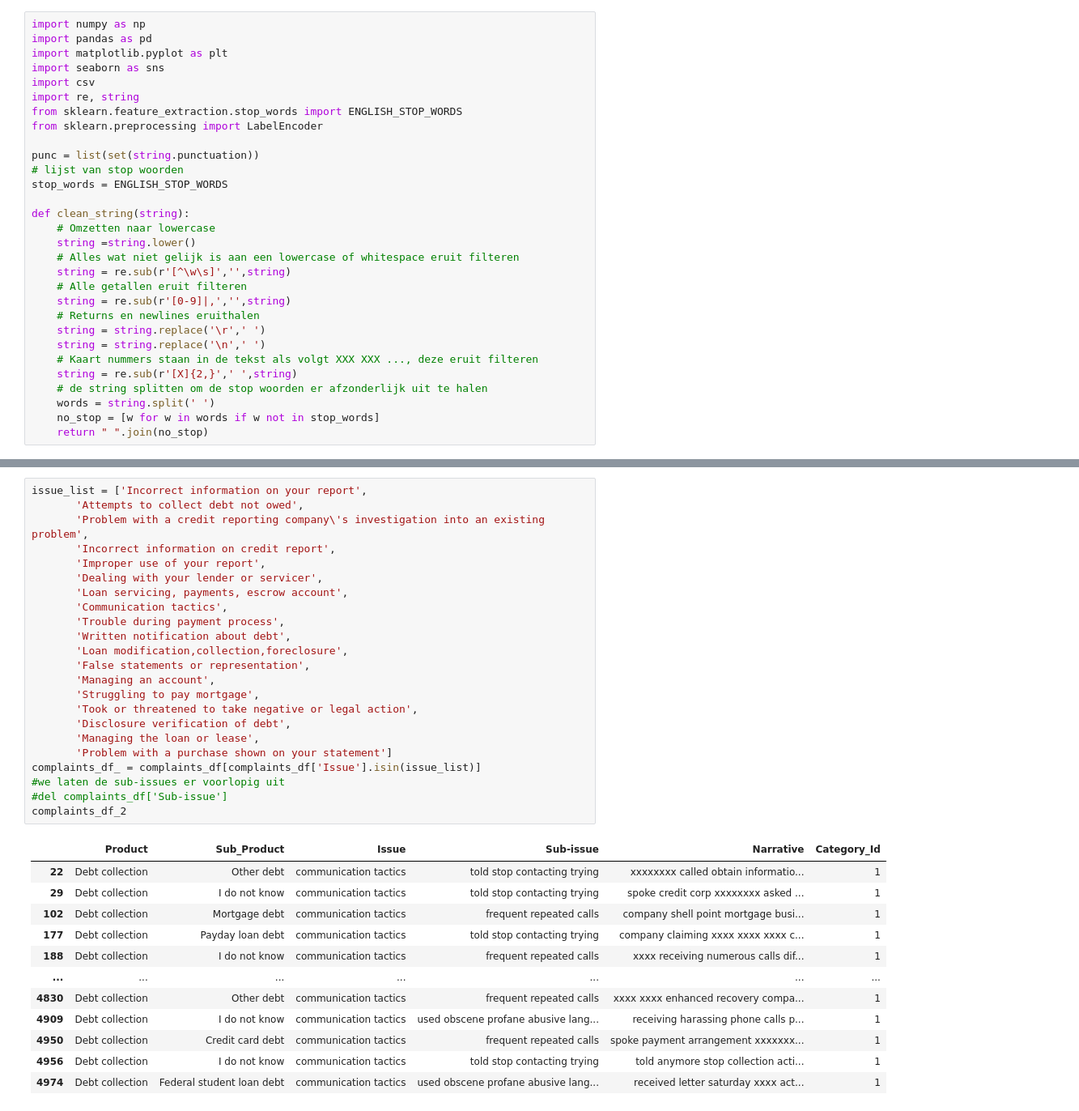
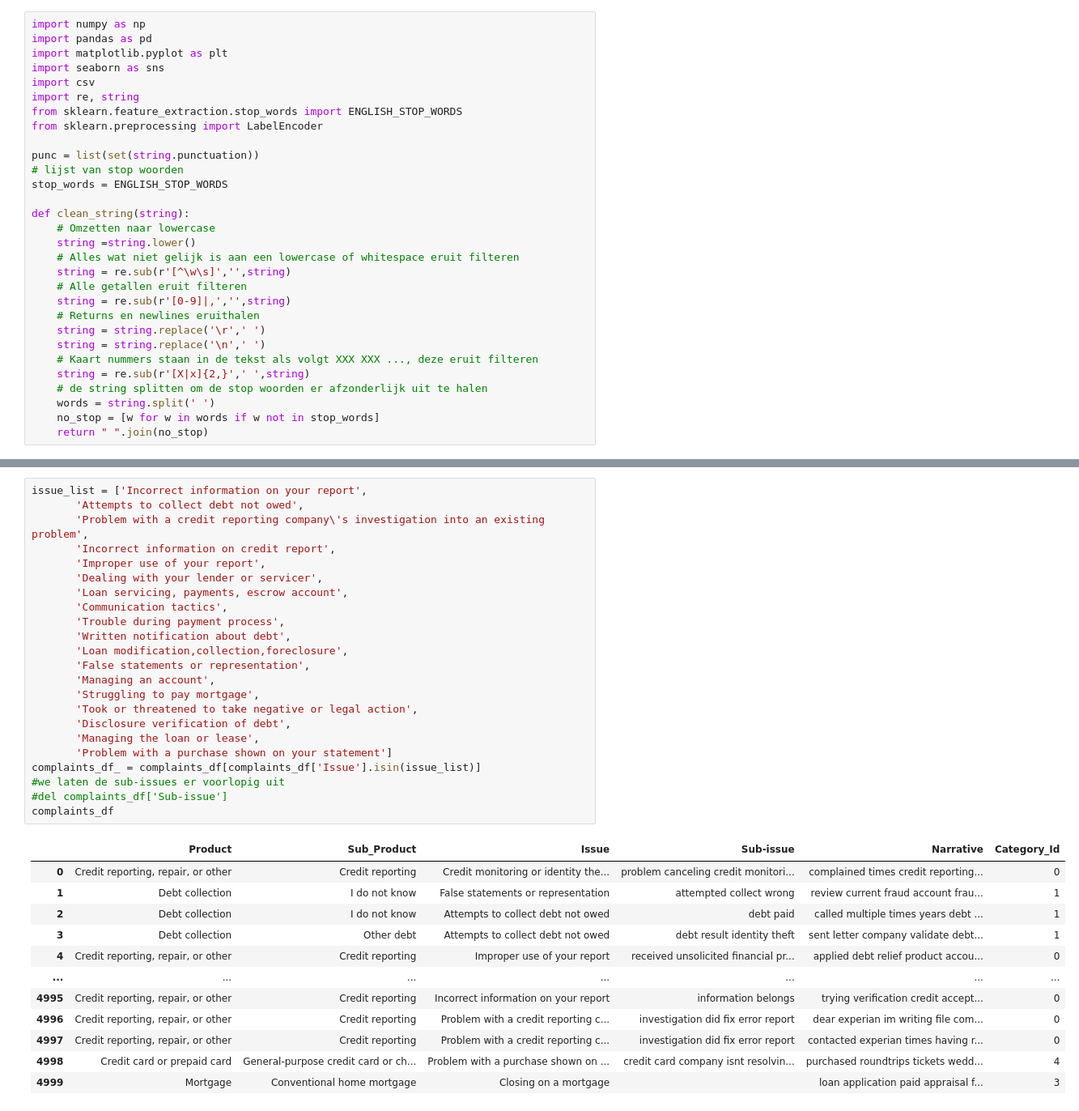
Before and after one commit to WouterStemgee/applied-machine-learning-consumer-complaints-database, a Jupyter notebook: sprint1.ipynb, the cells around one changed output, grey strips where cells are left out. Shown at 81% size. Cells and saved outputs as stored; diff of their text form.

```diff
--- a/sprint1.ipynb
+++ b/sprint1.ipynb
@@ -31,7 +37,7 @@ def clean_string(string):
     string = string.replace('\r',' ')
     string = string.replace('\n',' ')
     # Kaart nummers staan in de tekst als volgt XXX XXX ..., deze eruit filteren
-    string = re.sub(r'[X]{2,}',' ',string)
+    string = re.sub(r'[X|x]{2,}',' ',string)
     # de string splitten om de stop woorden er afzonderlijk uit te halen
     words = string.split(' ')
     no_stop = [w for w in words if w not in stop_words]
@@ -336,36 +330,36 @@ Nu filteren we de complaints zodat enkel degene met de meest voorkomende issues
 # %%
 issue_list = ['Incorrect information on your report',
        'Attempts to collect debt not owed',
        'Problem with a credit reporting company\'s investigation into an existing problem',
        'Incorrect information on credit report',
        'Improper use of your report',
        'Dealing with your lender or servicer',
        'Loan servicing, payments, escrow account',
        'Communication tactics',
        'Trouble during payment process',
        'Written notification about debt',
        'Loan modification,collection,foreclosure',
        'False statements or representation',
        'Managing an account',
        'Struggling to pay mortgage',
        'Took or threatened to take negative or legal action',
        'Disclosure verification of debt',
        'Managing the loan or lease',
        'Problem with a purchase shown on your statement']
 complaints_df_ = complaints_df[complaints_df['Issue'].isin(issue_list)]
 #we laten de sub-issues er voorlopig uit
 #del complaints_df['Sub-issue']
-complaints_df_2
+complaints_df
 # %% [output]
 |  | Product | Sub_Product | Issue | Sub-issue | Narrative | Category_Id |
-| 22 | Debt collection | Other debt | communication tactics | told stop contacting trying | xxxxxxxx called obtain informatio... | 1 |
-| 29 | Debt collection | I do not know | communication tactics | told stop contacting trying | spoke credit corp xxxxxxxx asked ... | 1 |
-| 102 | Debt collection | Mortgage debt | communication tactics | frequent repeated calls | company shell point mortgage busi... | 1 |
-| 177 | Debt collection | Payday loan debt | communication tactics | told stop contacting trying | company claiming xxxx xxxx xxxx c... | 1 |
-| 188 | Debt collection | I do not know | communication tactics | frequent repeated calls | xxxx receiving numerous calls dif... | 1 |
+| 0 | Credit reporting, repair, or other | Credit reporting | Credit monitoring or identity the... | problem canceling credit monitori... | complained times credit reporting... | 0 |
+| 1 | Debt collection | I do not know | False statements or representation | attempted collect wrong | review current fraud account frau... | 1 |
+| 2 | Debt collection | I do not know | Attempts to collect debt not owed | debt paid | called multiple times years debt ... | 1 |
+| 3 | Debt collection | Other debt | Attempts to collect debt not owed | debt result identity theft | sent letter company validate debt... | 1 |
+| 4 | Credit reporting, repair, or other | Credit reporting | Improper use of your report | received unsolicited financial pr... | applied debt relief product accou... | 0 |
 | ... | ... | ... | ... | ... | ... | ... |
-| 4830 | Debt collection | Other debt | communication tactics | frequent repeated calls | xxxx xxxx enhanced recovery compa... | 1 |
-| 4909 | Debt collection | I do not know | communication tactics | used obscene profane abusive lang... | receiving harassing phone calls p... | 1 |
-| 4950 | Debt collection | Credit card debt | communication tactics | frequent repeated calls | spoke payment arrangement xxxxxxx... | 1 |
-| 4956 | Debt collection | I do not know | communication tactics | told stop contacting trying | told anymore stop collection acti... | 1 |
-| 4974 | Debt collection | Federal student loan debt | communication tactics | used obscene profane abusive lang... | received letter saturday xxxx act... | 1 |
+| 4995 | Credit reporting, repair, or other | Credit reporting | Incorrect information on your report | information belongs | trying verification credit accept... | 0 |
+| 4996 | Credit reporting, repair, or other | Credit reporting | Problem with a credit reporting c... | investigation did fix error report | dear experian im writing file com... | 0 |
+| 4997 | Credit reporting, repair, or other | Credit reporting | Problem with a credit reporting c... | investigation did fix error report | contacted experian times having r... | 0 |
+| 4998 | Credit card or prepaid card | General-purpose credit card or ch... | Problem with a purchase shown on ... | credit card company isnt resolvin... | purchased roundtrips tickets wedd... | 4 |
+| 4999 | Mortgage | Conventional home mortgage | Closing on a mortgage |  | loan application paid appraisal f... | 3 |
```
Also changed, not shown: parts of 16 cells of this notebook.
